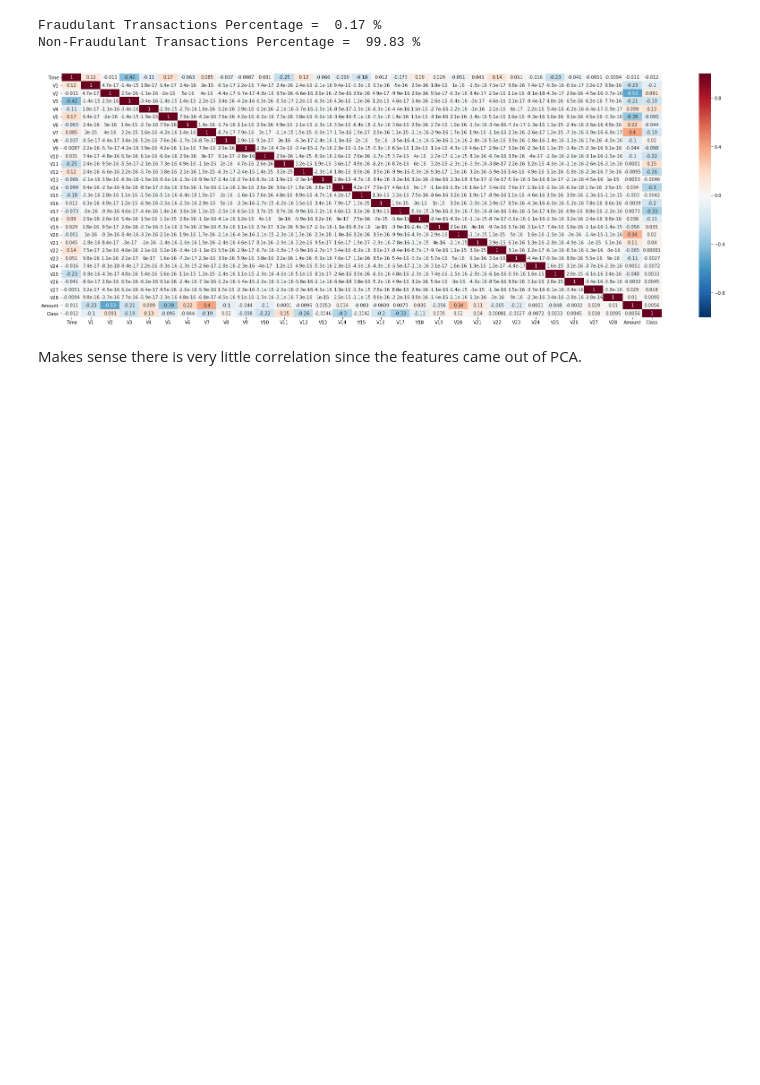
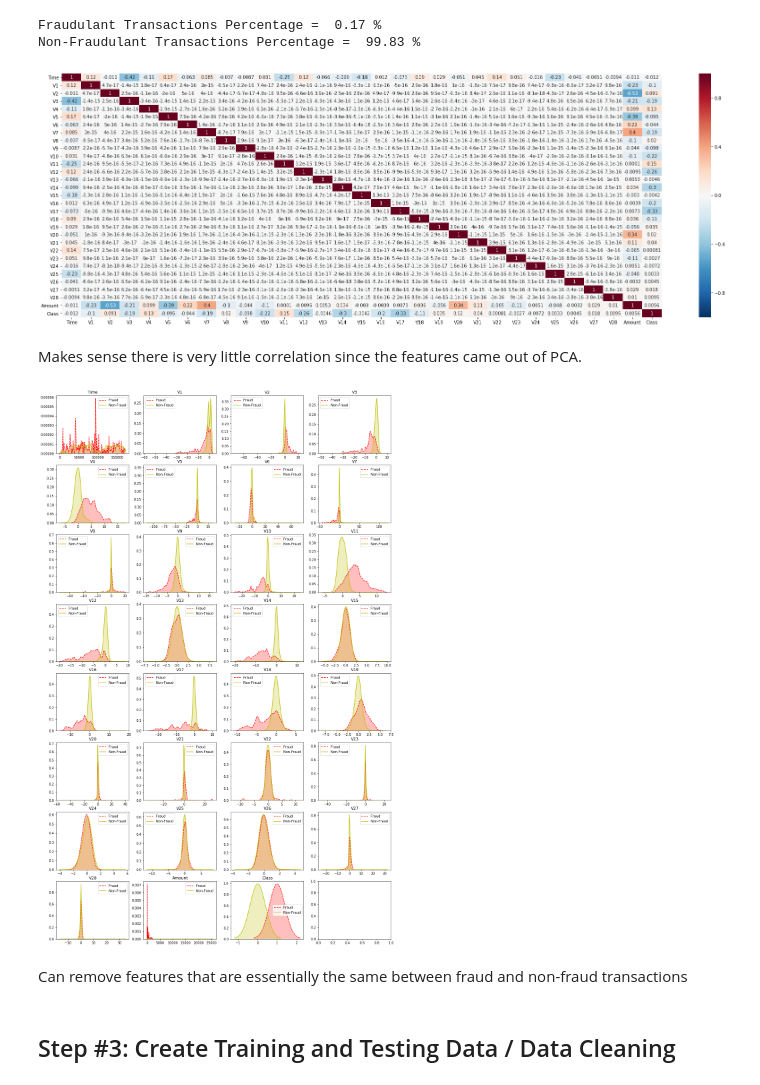
Before and after one commit to jacobskr/ML_Python, a Jupyter notebook: Machine Learning Classification Bootcamp/Naive Bayes Classifiers/Naive Bayes - Credit Card Fraud Detection.ipynb, the cells around one changed output. Drawn from its saved outputs; the diff is of its cells as text; code cells hidden in the pictures; blank space fills up the shorter version.

Commit message:
Naive Bayes - Credit Card Fraud Detection

```diff
--- a/Machine Learning Classification Bootcamp/Naive Bayes Classifiers/Naive Bayes - Credit Card Fraud Detection.ipynb
+++ b/Machine Learning Classification Bootcamp/Naive Bayes Classifiers/Naive Bayes - Credit Card Fraud Detection.ipynb
@@ -77,3 +77,23 @@ sns.heatmap(df.corr(), vmin=-1, vmax=1, annot=True, cmap="RdBu_r");
 [figure]
 # %% [markdown]
 Makes sense there is very little correlation since the features came out of PCA.
+# %%
+column_headers = df.columns.values
+# %%
+# kernel density estimation (KDE) is a non-parametric way to estimate the probability density function
+i = 1
+
+fig, ax = plt.subplots(8, 4, figsize=(18, 30))
+for column_header in column_headers:
+    plt.subplot(8, 4, i)
+    sns.kdeplot(fraud[column_header], bw=0.4, label='Fraud', shade=True, color='r', linestyle='--')
+    sns.kdeplot(non_fraud[column_header], bw=0.4, label='Non-Fraud', shade=True, color='y', linestyle='-')
+    plt.title(column_header, fontsize=12)
+    i += 1
+plt.show();
+# %% [output]
+[figure, added]
+# %% [markdown]
+Can remove features that are essentially the same between fraud and non-fraud transactions
+# %% [markdown]
+## Step #3: Create Training and Testing Data / Data Cleaning
```
Also changed, not shown: parts of 24 cells of this notebook.
